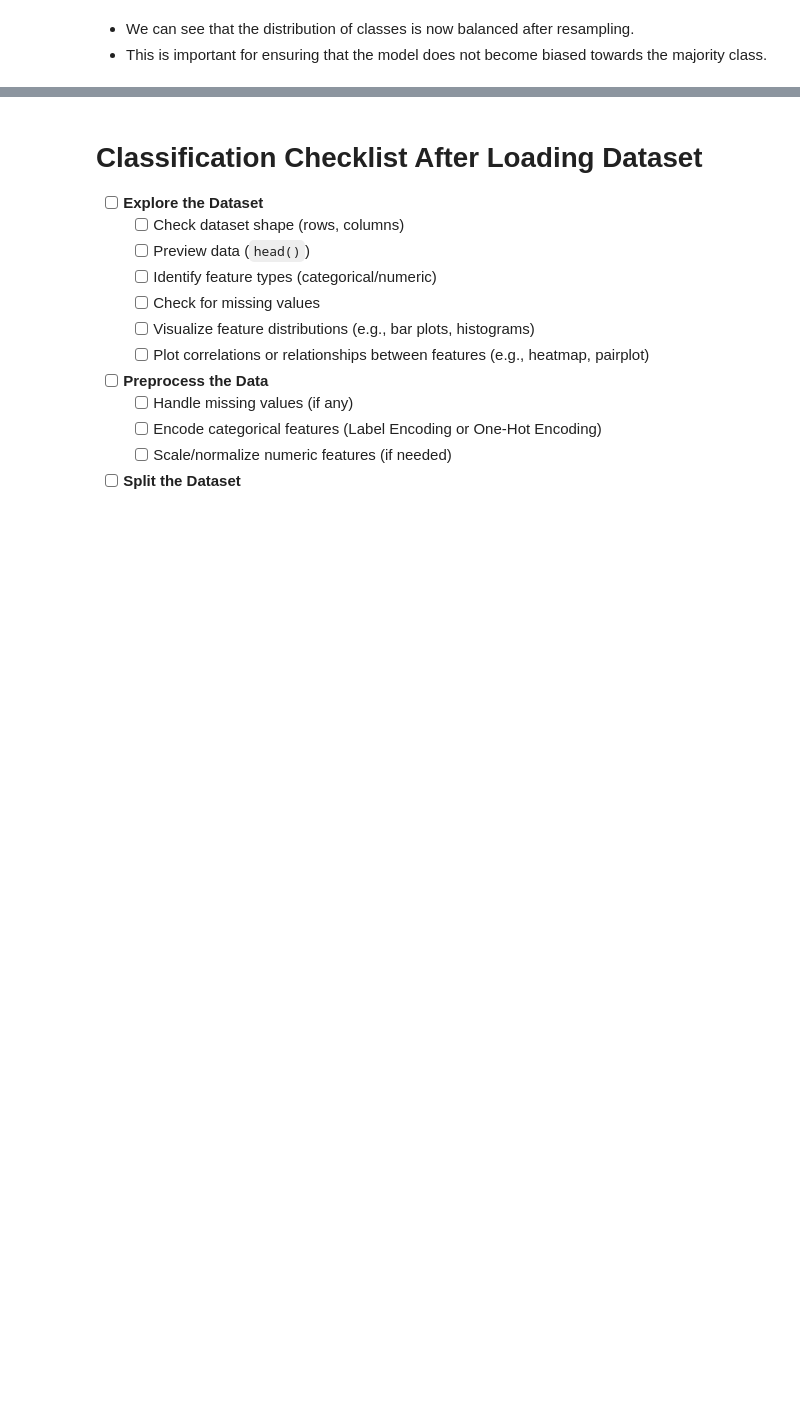
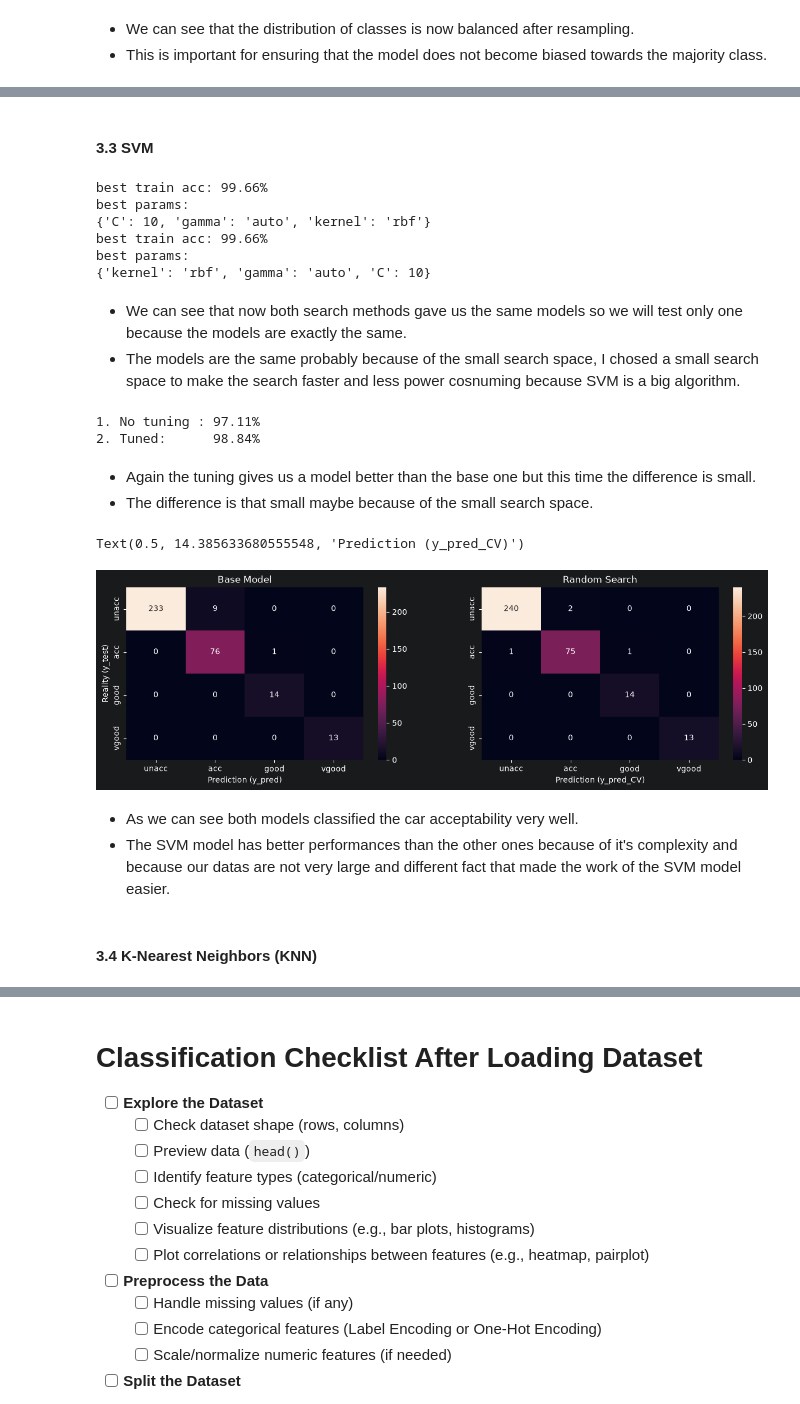
Before and after one commit to kovexison/Practica-AI, a Jupyter notebook: 02-ML-Classification/cars_acceptability_classification.ipynb, the cells around one changed output, grey strips where cells are left out. Cells and saved outputs as stored; diff of their text form; code cells hidden in the pictures; blank space fills up the shorter version.

```diff
--- a/02-ML-Classification/cars_acceptability_classification.ipynb
+++ b/02-ML-Classification/cars_acceptability_classification.ipynb
@@ -408,0 +578,70 @@ plt.show()
+# %% [markdown]
+#### 3.3 SVM
+# %%
+from sklearn.svm import SVC
+
+svm= SVC(random_state=42)
+svm.fit(X_train_prepared, y_train_prepared)
+
+
+param_grid = {
+    'C': [0.1, 1, 10],
+    'kernel': ['linear', 'rbf'],
+    'gamma': ['scale', 'auto']
+}
+
+best_svm_CV = tuning(svm, param_grid, X_train_prepared, y_train_prepared, type="grid")
+
+best_svm_R = tuning(svm, param_grid, X_train_prepared, y_train_prepared, type="random")
+
+y_pred_svm = svm.predict(X_test_prepared)
+y_pred_svm_R = best_svm_R.predict(X_test_prepared)
+y_pred_svm_CV = best_svm_CV.predict(X_test_prepared)
+# %% [output]
+best train acc: 99.66%
+best params:
+{'C': 10, 'gamma': 'auto', 'kernel': 'rbf'}
+best train acc: 99.66%
+best params:
+{'kernel': 'rbf', 'gamma': 'auto', 'C': 10}
+# %% [markdown]
+- We can see that now both search methods gave us the same models so we will test only one because the models are exactly the same.
+- The models are the same probably because of the small search space, I chosed a small search space to make the search faster and less power cosnuming because SVM is a big algorithm.
+# %%
+acc_base=accuracy_score(y_test, y_pred_svm)
+acc_tuned=accuracy_score(y_test, y_pred_svm_CV)
+
+
+print(f"1. No tuning : {acc_base * 100:.2f}%")
+print(f"2. Tuned:      {acc_tuned * 100:.2f}%")
+# %% [output]
+1. No tuning : 97.11%
+2. Tuned:      98.84%
+# %% [markdown]
+- Again the tuning gives us a model better than the base one but this time the difference is small.
+- The difference is that small maybe because of the small search space.
+# %%
+class_labels = ['unacc', 'acc', 'good', 'vgood']
+
+cm_base = confusion_matrix(y_test, y_pred_svm)
+cm_CV = confusion_matrix(y_test, y_pred_svm_CV)
+
+
+fig, axes = plt.subplots(1, 2, figsize=(15, 4))
+
+sns.heatmap(cm_base, annot=True, fmt='d', ax=axes[0], xticklabels=class_labels, yticklabels=class_labels)
+axes[0].set_title('Base Model')
+axes[0].set_ylabel('Reality (y_test)')
+axes[0].set_xlabel('Prediction (y_pred)')
+
+sns.heatmap(cm_CV, annot=True, fmt='d', ax=axes[1], xticklabels=class_labels, yticklabels=class_labels)
+axes[1].set_title('Random Search')
+axes[1].set_xlabel('Prediction (y_pred_CV)')
+# %% [output]
+Text(0.5, 14.385633680555548, 'Prediction (y_pred_CV)')
+[figure, added]
+# %% [markdown]
+- As we can see both models classified the car acceptability very well.
+- The SVM model has better performances than the other ones because of it's complexity and because our datas are not very large and different fact that made the work of the SVM model easier.
+# %% [markdown]
+#### 3.4 K-Nearest Neighbors (KNN)
```
Also changed, not shown: parts of 24 cells of this notebook.
